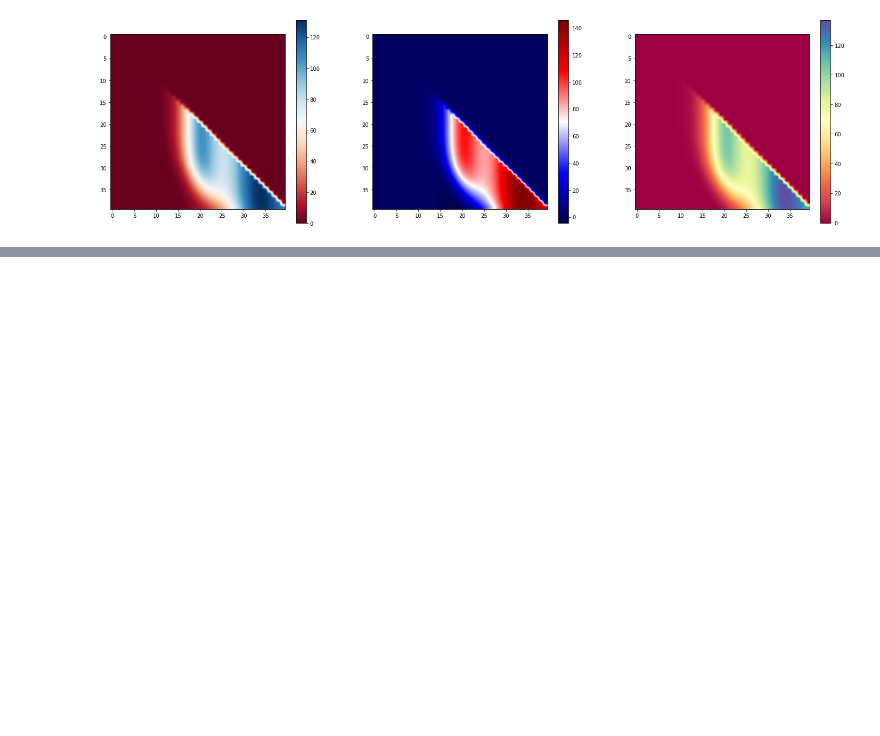
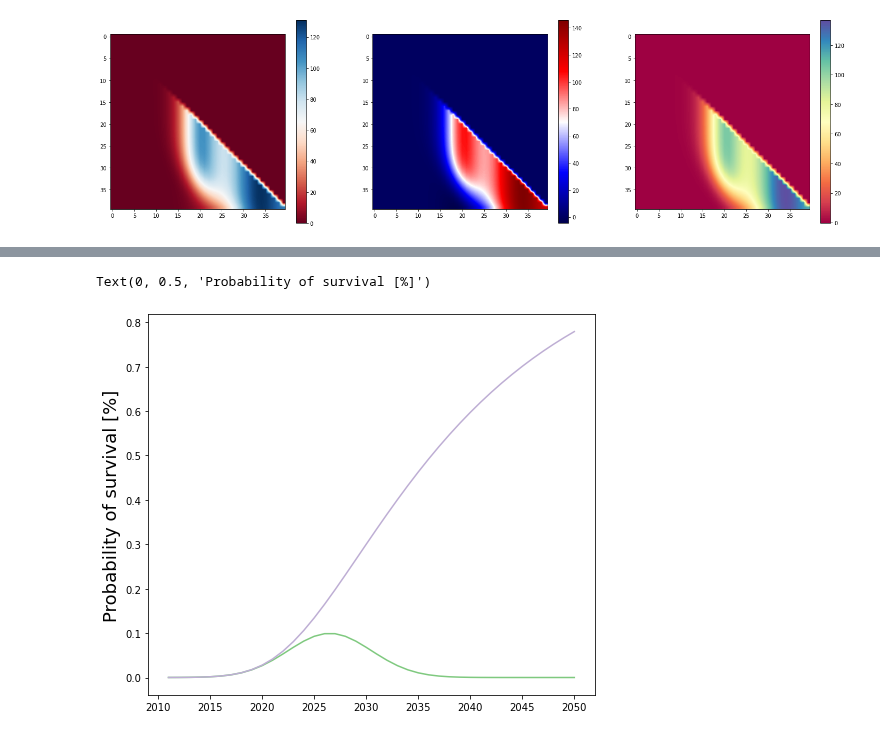
Before and after one commit to fernaag/product_component_model, a Jupyter notebook: case_study.ipynb, the cells around one changed output, grey strips where cells are left out. Drawn from its saved outputs; the diff is of its cells as text; code cells hidden in the pictures; blank space fills up the shorter version.

```diff
--- a/case_study.ipynb
+++ b/case_study.ipynb
@@ -699,0 +686,12 @@ array([9.99968329e-01, 9.99911583e-01, 9.99767371e-01, 9.99422975e-01,
+# %%
+fig, ax = plt.subplots(figsize=(8,7))
+lt_colors = cycler(color=sns.color_palette('Accent', 20)) #'Set2', 'Paired', 'YlGnBu'
+ax.set_prop_cycle(lt_colors)
+ax.plot(time[:40],
+        Model3.sf_pr[:40,0]-Model3.sf_pr[1:41,0], label='Product function')
+ax.plot(time[:40], (Model3.sf_pr[:40,0]-Model3.sf_pr[1:41,0])/Model3.sf_pr[:40,0], label='Component function')
+
+ax.set_ylabel('Probability of survival [%]',fontsize =18)
+# %% [output]
+Text(0, 0.5, 'Probability of survival [%]')
+[figure, added]
```
Also changed, not shown: parts of 10 cells of this notebook, 1 other file.
